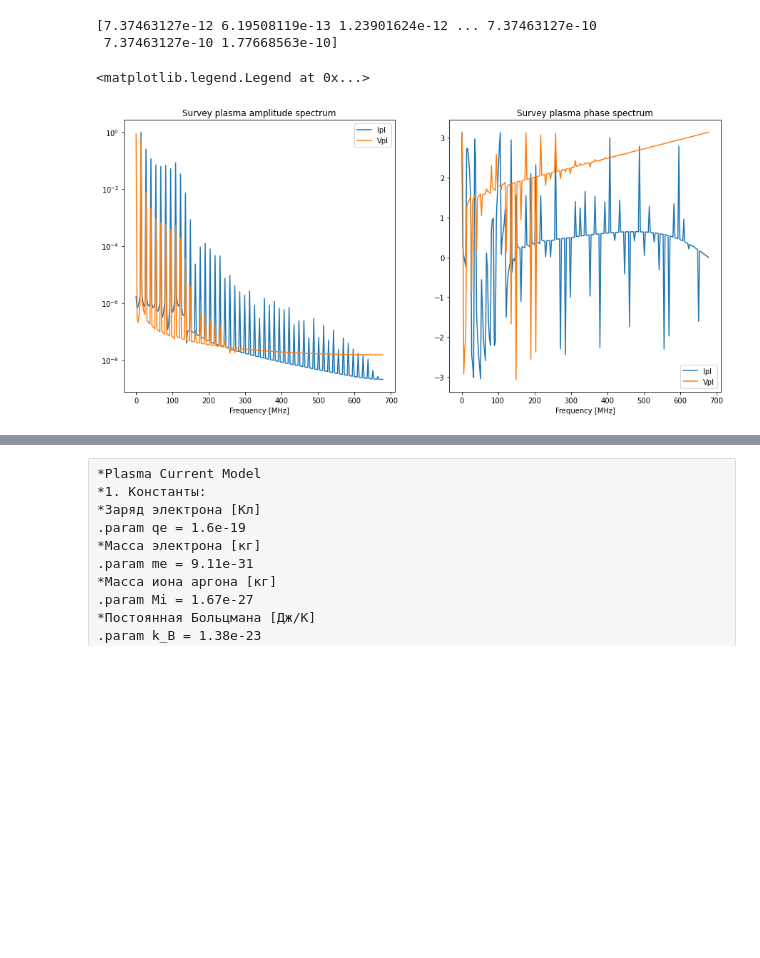
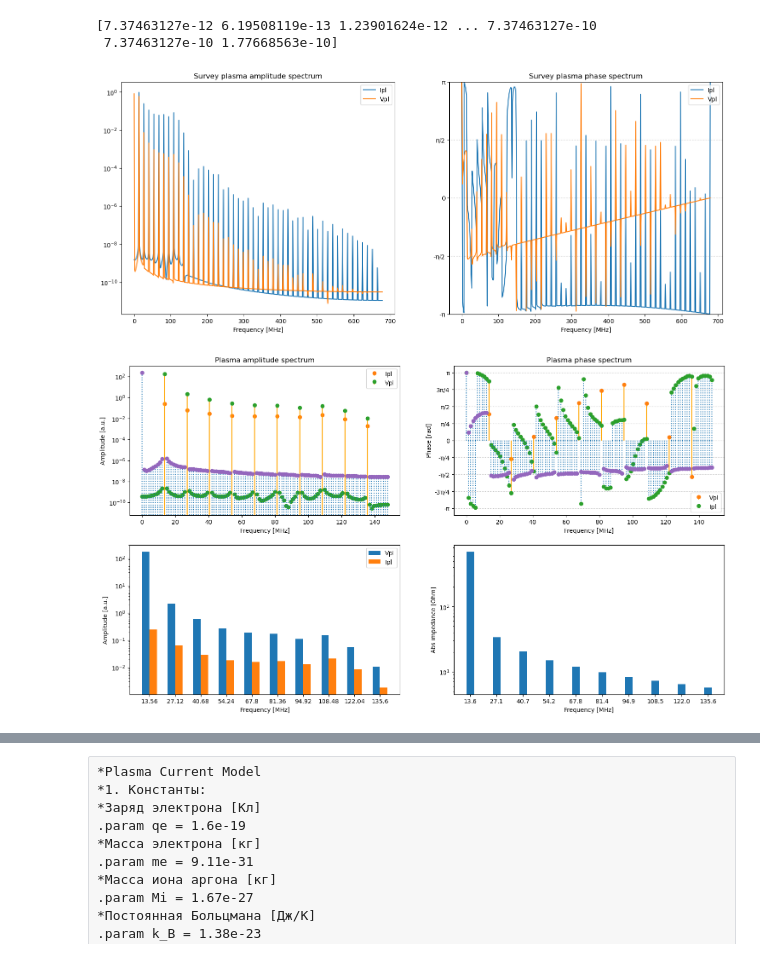
Before and after one commit to dsamsonov1/rf_plasma_impedance, a Jupyter notebook: rf_discharge_2.ipynb, the cells around one changed output, grey strips where cells are left out. Drawn from its saved outputs; the diff is of its cells as text; code cells hidden in the pictures; blank space fills up the shorter version.

```diff
--- a/rf_discharge_2.ipynb
+++ b/rf_discharge_2.ipynb
@@ -339,35 +378,78 @@ print(a)
 [7.37463127e-12 6.19508119e-13 1.23901624e-12 ... 7.37463127e-10
  7.37463127e-10 1.77668563e-10]
 # %%
+# Спектры
+
+(_, Ipl_abs, Ipl_phase, freqs, freqsMHz, reduced_freqs, Ipl_reduced_abs, Ipl_reduced_angle, waste_freqs, Ipl_waste_abs, Ipl_waste_angle, true_freqs, Ipl_true_abs, Ipl_true_angle) = get_spectra(Ipl_raw)
+(_, Vpl_abs, Vpl_phase, _, _, _, Vpl_reduced_abs, Vpl_reduced_angle, _, Vpl_waste_abs, Vpl_waste_angle, _, Vpl_true_abs, Vpl_true_angle) = get_spectra(Vpl_raw)
+
+(_, _, _, _, _, _, _, _, _, _, _, _, Il_true_abs, Il_true_angle) = get_spectra(Irf_raw)
+(_, _, _, _, _, _, _, _, _, _, _, _, Vl_true_abs, Vl_true_angle) = get_spectra(Vl_raw)
+
 # Обзорные спектры
 
-num_periods_for_spectra = 5 # Количество периодов, на основании которых рассчитываем спектры
+fig, axs = plt.subplots(nrows=1, ncols=2, figsize=(18, 7))
 
-Ipl_spectra = rfft(extract_N_periods(Ipl_raw, first_steady_period, num_periods_for_spectra, 'fwd'))
-Vpl_spectra = rfft(extract_N_periods(Vpl_raw, first_steady_period, num_periods_for_spectra, 'fwd'))
+Ipl_norm = np.linalg.norm(Ipl_abs)
+Vpl_norm = np.linalg.norm(Vpl_abs)
+Zpl_norm = Vpl_norm/Ipl_norm
 
-freqs = rfftfreq(extract_N_periods(Ipl_raw, first_steady_period, num_periods_for_spectra, 'fwd').size, d=Tf/sim_periods_div)
-freqsMHz = freqs/1e6
-
-fig, axs = plt.subplots(nrows=1, ncols=2, figsize=(15, 7))
-
-Ipl_norm = np.linalg.norm(Ipl_spectra)
-Vpl_norm = np.linalg.norm(Vpl_spectra)
-Vpl_normalized = abs(Vpl_spectra)/Vpl_norm
-Ipl_normalized = abs(Ipl_spectra)/Ipl_norm
-Ipl_phase = np.angle(Ipl_spectra)
-Vpl_phase = np.angle(Vpl_spectra)
+Ipl_normalized = Ipl_abs/Ipl_norm
+Vpl_normalized = Vpl_abs/Vpl_norm
 
 axs[0].semilogy(freqsMHz, Ipl_normalized, label='Ipl')
 axs[0].semilogy(freqsMHz, Vpl_normalized, label='Vpl')
 axs[0].set_xlabel('Frequency [MHz]')
 axs[0].set_title('Survey plasma amplitude spectrum')
 axs[0].legend()
 axs[1].plot(freqsMHz, Ipl_phase, label='Ipl')
 axs[1].plot(freqsMHz, Vpl_phase, label='Vpl')
 axs[1].set_xlabel('Frequency [MHz]')
 axs[1].set_title('Survey plasma phase spectrum')
+axs[1].set_ylim(bottom=-np.pi, top=np.pi)
+axs[1].set_yticks([-np.pi, -np.pi/2, 0, np.pi/2, np.pi], ['-π', '-π/2', '0', 'π/2', 'π'])
+axs[1].grid(axis='y', linestyle=':')
 axs[1].legend()
+
+# Укрупненные спектры (первые nHarm гармоник)
+
+fig, axs = plt.subplots(nrows=2, ncols=2, figsize=(18, 10))
+
+axs[0,0].stem(true_freqs, Ipl_true_abs, linefmt='orange', markerfmt='C1o', label='Ipl', basefmt=' ')
+axs[0,0].stem(true_freqs, Vpl_true_abs, linefmt='orange', markerfmt='C2o', label='Vpl', basefmt=' ')
+axs[0,0].stem(waste_freqs, Ipl_waste_abs, linefmt=':', basefmt=' ')
+axs[0,0].stem(waste_freqs, Vpl_waste_abs, linefmt=':', basefmt=' ')
+axs[0,0].set_yscale('log')
+axs[0,0].set_xlabel('Frequency [MHz]')
+axs[0,0].set_ylabel('Amplitude [a.u.]')
+axs[0,0].set_title('Plasma amplitude spectrum')
+axs[0,0].legend()
+axs[0,1].stem(true_freqs, Vpl_true_angle, linefmt='orange', markerfmt='C1o', label='Vpl', basefmt=' ')
+axs[0,1].stem(true_freqs, Ipl_true_angle, linefmt='orange', markerfmt='C2o', label='Ipl', basefmt=' ')
+axs[0,1].stem(waste_freqs, Ipl_waste_angle, linefmt=':', basefmt=' ')
+axs[0,1].stem(waste_freqs, Vpl_waste_angle, linefmt=':', basefmt=' ')
+axs[0,1].set_ylabel('Phase [rad]')
+axs[0,1].set_xlabel('Frequency [MHz]')
+axs[0,1].set_title('Plasma phase spectrum')
+axs[0,1].set_ylim(bottom=-1.1*np.pi, top=1.1*np.pi)
+axs[0,1].set_yticks([-np.pi, -3*np.pi/4, -np.pi/2, -np.pi/4, 0, np.pi/4, np.pi/2, 3*np.pi/4, np.pi], ['-π', '-3π/4', '-π/2', '-π/4', '0', 'π/4', 'π/2', '3π/4', 'π'])
+axs[0,1].grid(axis='y', linestyle=':')
+axs[0,1].legend()
+
+barWidth = 4
+br2 = [x + barWidth for x in true_freqs]
+axs[1,0].bar(true_freqs, Vpl_true_abs, width = barWidth, label='Vpl')
+axs[1,0].bar(br2, Ipl_true_abs, width = barWidth, label='Ipl')
+axs[1,0].set_yscale('log')
+axs[1,0].set_ylabel('Amplitude [a.u.]')
+axs[1,0].set_xlabel('Frequency [MHz]')
+axs[1,0].legend()
+_ = axs[1,0].set_xticks([x + 0.5*barWidth for x in true_freqs], np.round(true_freqs, 2))
+axs[1,1].bar(true_freqs, Vpl_true_abs/Ipl_true_abs, width = barWidth)
+_ = axs[1,1].set_xticks(np.round(true_freqs, 2))
+axs[1,1].set_yscale('log')
+axs[1,1].set_ylabel('Abs impedance [Ohm]')
+_ = axs[1,1].set_xlabel('Frequency [MHz]')
 # %% [output]
-<matplotlib.legend.Legend at 0x...>
-[figure, old version]
+[figure, new version]
+[figure, added]
```
Also changed, not shown: parts of 11 cells of this notebook, 2 other files.
